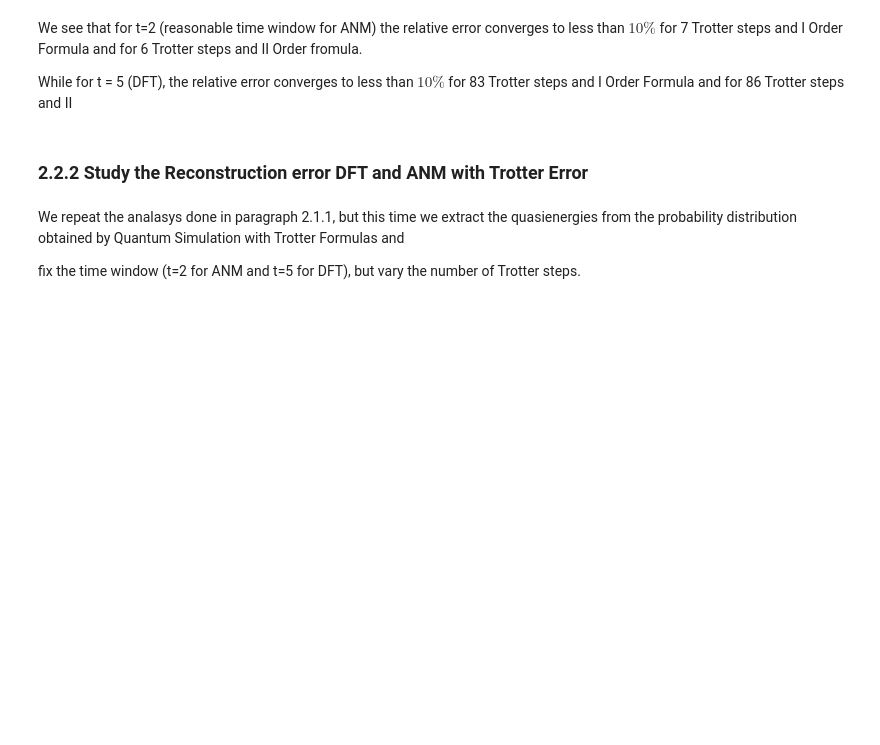
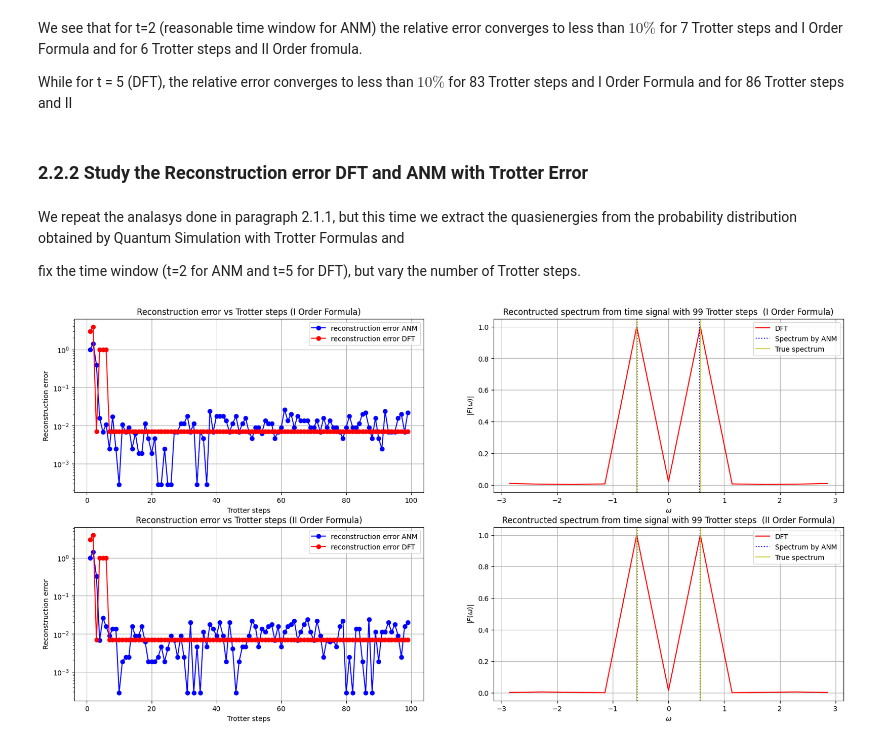
Before and after one commit to DuarteMagano/SuperResolution, a Jupyter notebook: report.ipynb, the cells around one changed output. Drawn from its saved outputs; the diff is of its cells as text; code cells hidden in the pictures; blank space fills up the shorter version.

Commit message:
update: analysis Trotter error

```diff
--- a/report.ipynb
+++ b/report.ipynb
@@ -356,48 +340,69 @@ fix the time window (t=2 for ANM and t=5 for DFT), but vary the number of Trotte
 # %%
 # Error studied in range [delta_num_Trotter_steps, Max_num_Trotter_steps] with increments of delta_num_Trotter_steps
 Max_num_Trotter_steps = 100
 delta_num_Trotter_steps = 1
 
 
 array_num_Trotter_steps = np.arange(delta_num_Trotter_steps, Max_num_Trotter_steps, delta_num_Trotter_steps)
+num_points_t_2 = 5
+num_points_t_5 = 11
 error_list_DFT_Trotter = [[], []]
 error_list_ANM_Trotter = [[], []]
 
-fig, (ax1, ax2) = plt.subplots(1, 2, figsize=(18, 5))
-for i, num_Trotter_steps in enumerate(array_num_Trotter_steps):
-    DFT, ANM = Fourier_Transform(t, P_analytical - 1/2), Atomic_Norm_Minimization(t, P_analytical)
-    epsilon_ANM  = np.abs(ANM.get_spectrum(-np.pi, np.pi, lam=0., plot=False, threshold=0.05, w_exp=[epsilon], num_nu=5000)[0])
-    error_list_ANM.append(np.abs(epsilon - epsilon_ANM) / epsilon)
-    result_DTF = DFT.get_DFT(plot=False)
-    epsilon_DFT = np.abs(result_DTF[0][np.argmax(result_DTF[1])])
-    error_list_DFT.append(np.abs(epsilon - epsilon_DFT) / epsilon)
+FS_noisless = FS_noisless = Floquet_Simulation(T=T, parameters=[h1, h2])
+epsilon = FS_noisless.quasi_energy_circular()
 
 
-    ax1.clear()
-    ax2.clear()
+fig, axes = plt.subplots(2, 2, figsize=(20, 10))
+for i, num_Trotter_steps in enumerate(array_num_Trotter_steps):
+    [ax.clear() for ax in axes.flatten()]
+    for j, Order_formula in enumerate(["First", "Second"]):
+        fname_t_2 = f"Files/QuantumSimulation_Circular_Polarization_T={T}_Order={Order_formula}_t_MAX=2_Trotter_steps={num_Trotter_steps}.txt"
+        fname_t_5 = f"Files/QuantumSimulation_Circular_Polarization_T={T}_Order={Order_formula}_t_MAX=5_Trotter_steps={num_Trotter_steps}.txt"
+        if not os.path.exists(fname_t_2):
+            FS_noisless.get_distribution0(Order_formula=Order_formula, num_Trotter_steps=num_Trotter_steps, num_points=num_points_t_2)
+        time_t_2, P_t_2 = np.loadtxt(fname_t_2, unpack=True)
+        if not os.path.exists(fname_t_5):
+            FS_noisless.get_distribution0(Order_formula=Order_formula, num_Trotter_steps=num_Trotter_steps, num_points=num_points_t_5)
+        time_t_5, P_t_5 = np.loadtxt(fname_t_5, unpack=True)
 
-    ax1.plot(times[:i + 1], error_list_ANM, 'bo-', label="reconstruction error ANM")
-    ax1.plot(times[:i + 1], error_list_DFT, 'ro-', label="reconstruction error DFT")
-    ax1.set_yscale('log')
-    ax1.set_xlabel("time window")
-    ax1.set_ylabel("Reconstruction error")
-    ax1.set_title("Reconstruction error vs time window")
-    ax1.legend()
-    ax1.grid(True)
+        DFT, ANM = Fourier_Transform(time_t_5, P_t_5 - 1/2), Atomic_Norm_Minimization(time_t_2, P_t_2 - 1/2)
+        lam = max(4 * 2.25 / (num_Trotter_steps ** 2), 0.02)   #0.025
+        epsilon_ANM  = np.abs(ANM.get_spectrum(-np.pi, np.pi, lam=lam, plot=False, threshold=0.05, w_exp=[epsilon], num_nu=5000)[0])
+        error_list_ANM_Trotter[j].append(np.abs(epsilon - epsilon_ANM) / epsilon)
+        result_DTF = DFT.get_DFT(plot=False)
+        epsilon_DFT = np.abs(result_DTF[0][np.argmax(result_DTF[1])])
+        error_list_DFT_Trotter[j].append(np.abs(epsilon - epsilon_DFT) / epsilon)
 
-    ax2.plot(result_DTF[0], result_DTF[1], 'r', label="DFT")
-    ax2.set_xlabel('$\omega$')
-    ax2.set_ylabel('$|F(\omega)|$')
-    ax2.set_title(f"Recontructed spectrum from time signal with time window [{-time_window}, {time_window}]")
-    ax2.axvline(x=epsilon_ANM, color = 'b', ls = ":", label="Spectrum by ANM")
-    ax2.axvline(x=-epsilon_ANM, color = 'b', ls = ":")
-    ax2.axvline(x=epsilon, color = 'y', ls = "-", alpha=0.7, label="True spectrum")
-    ax2.axvline(x=-epsilon, color = 'y', ls = "-", alpha=0.7)
-    ax2.grid(True)
-    ax2.legend()
+
+
+        ax1 = axes[:,0]
+        ax1[j].plot(array_num_Trotter_steps[:i + 1], error_list_ANM_Trotter[j], 'bo-', label="reconstruction error ANM")
+        ax1[j].plot(array_num_Trotter_steps[:i + 1], error_list_DFT_Trotter[j], 'ro-', label="reconstruction error DFT")
+        ax1[j].set_yscale('log')
+        ax1[j].set_xlabel("Trotter steps")
+        ax1[j].set_ylabel("Reconstruction error")
+        ax1[j].set_title(f"Reconstruction error vs Trotter steps ({'I' * (j + 1)} Order Formula)")
+        ax1[j].legend()
+        ax1[j].grid(True)
+
+        ax2 = axes[:,1]
+        ax2[j].plot(result_DTF[0], result_DTF[1], 'r', label="DFT")
+        ax2[j].set_xlabel(r'$\omega$')
+        ax2[j].set_ylabel(r'$|F(\omega)|$')
+        ax2[j].set_title(f"Recontructed spectrum from time signal with {num_Trotter_steps} Trotter steps  ({'I' * (j + 1)} Order Formula)")
+        ax2[j].axvline(x=epsilon_ANM, color = 'b', ls = ":", label="Spectrum by ANM")
+        ax2[j].axvline(x=-epsilon_ANM, color = 'b', ls = ":")
+        ax2[j].axvline(x=epsilon, color = 'y', ls = "-", alpha=0.7, label="True spectrum")
+        ax2[j].axvline(x=-epsilon, color = 'y', ls = "-", alpha=0.7)
+        ax2[j].grid(True)
+        ax2[j].legend()
 
     clear_output(wait=True)
     plt.pause(0.5)
     display(fig)
+    [ax.clear() for ax in axes.flatten()]
 
 plt.close(fig)
+# %% [output]
+[figure, added]
```
Also changed, not shown: parts of 11 cells of this notebook, 1 other file.
